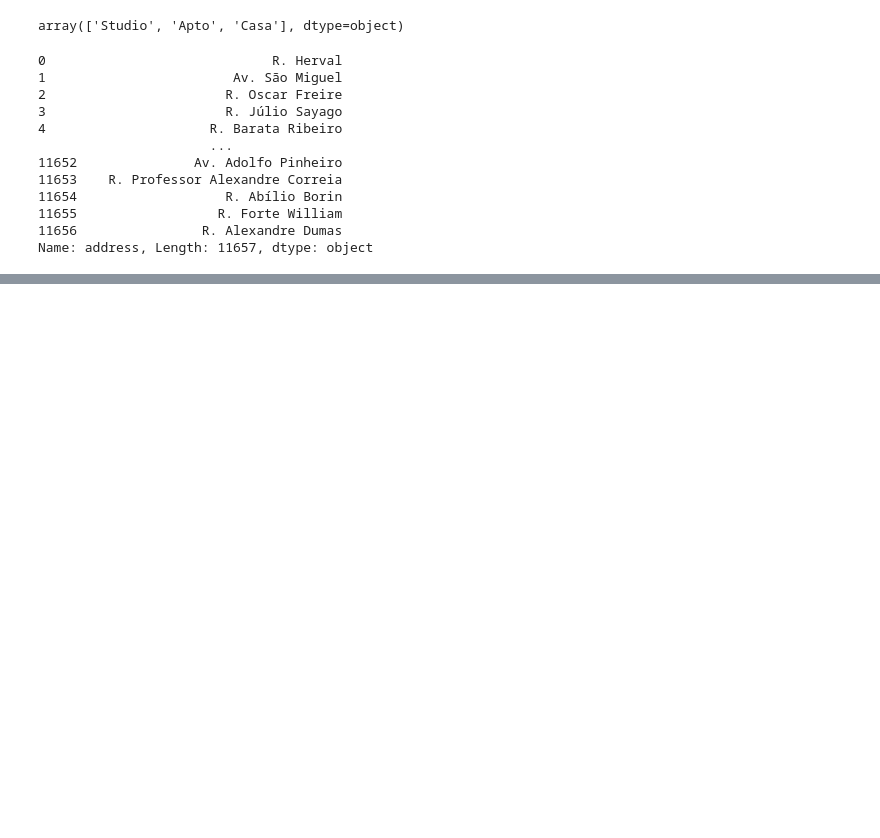
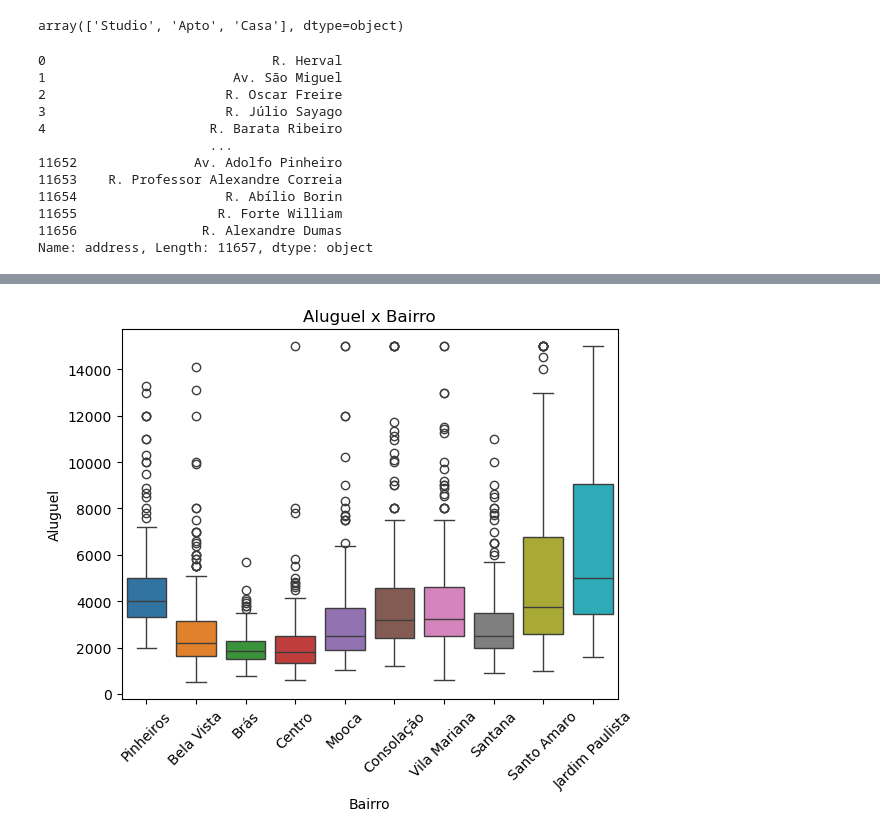
Before and after one commit to vrvinicius/residencia_ia, a Jupyter notebook: Introdução à Linguagens/Aulas/SaoPaulo_HousingPrice_Template.ipynb, the cells around one changed output, grey strips where cells are left out. Drawn from its saved outputs; the diff is of its cells as text; code cells hidden in the pictures; blank space fills up the shorter version.

```diff
--- a/Introdução à Linguagens/Aulas/SaoPaulo_HousingPrice_Template.ipynb
+++ b/Introdução à Linguagens/Aulas/SaoPaulo_HousingPrice_Template.ipynb
@@ -330,0 +402,15 @@ df_sorted = df.sort_values(by=[])
+# %%
+# filtrar todo o dataframe com os 10 bairros com mais imóveis
+maiores_bairros = df['district'].value_counts().head(10).index
+
+df_maiores_bairros = df[df['district'].isin(maiores_bairros)]
+# %%
+#gerar boxplot
+sns.boxplot(data= df_maiores_bairros, x= 'district', y= 'rent', hue= 'district')
+plt.title('Aluguel x Bairro')
+plt.xlabel('Bairro')
+plt.ylabel('Aluguel')
+plt.xticks(rotation= 45) #rotacionar label do eixo x
+plt.show()
+# %% [output]
+[figure, added]
```
Also changed, not shown: parts of 23 cells of this notebook, 1 other file.
